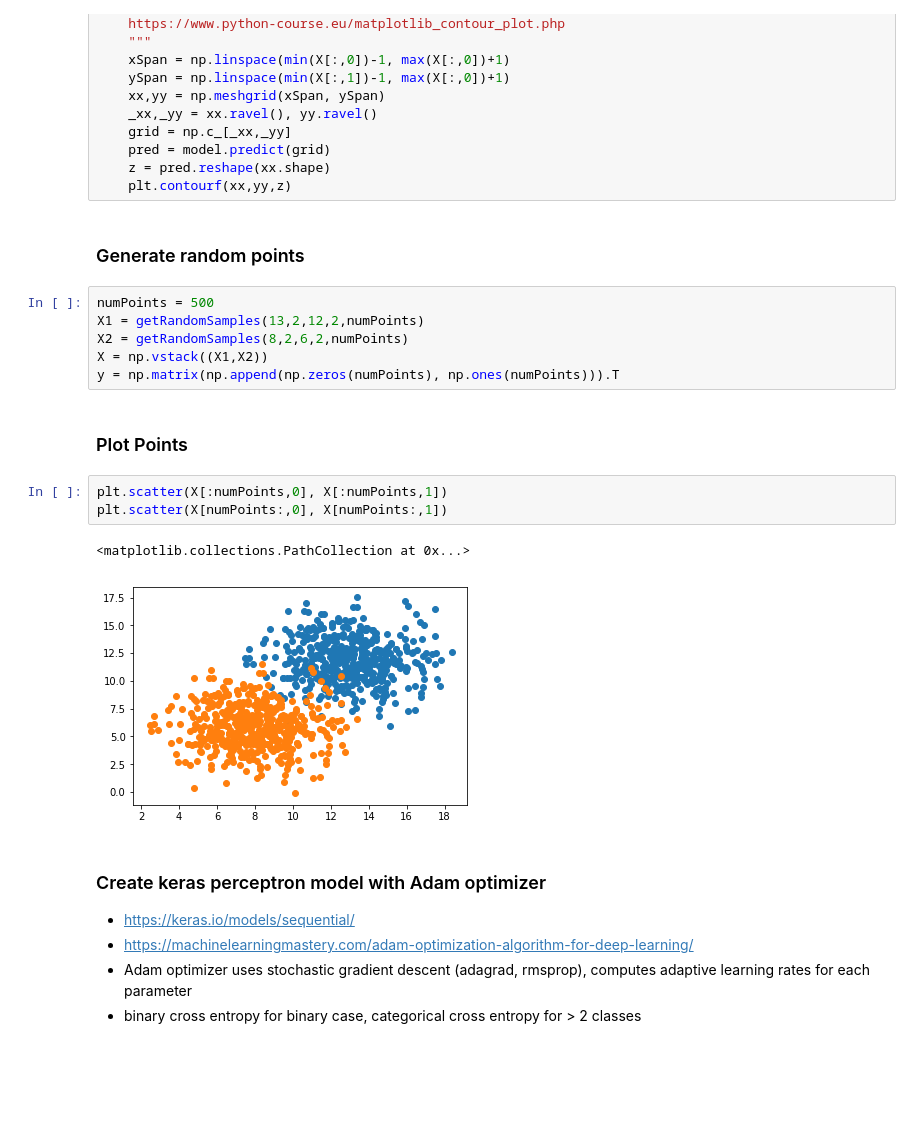
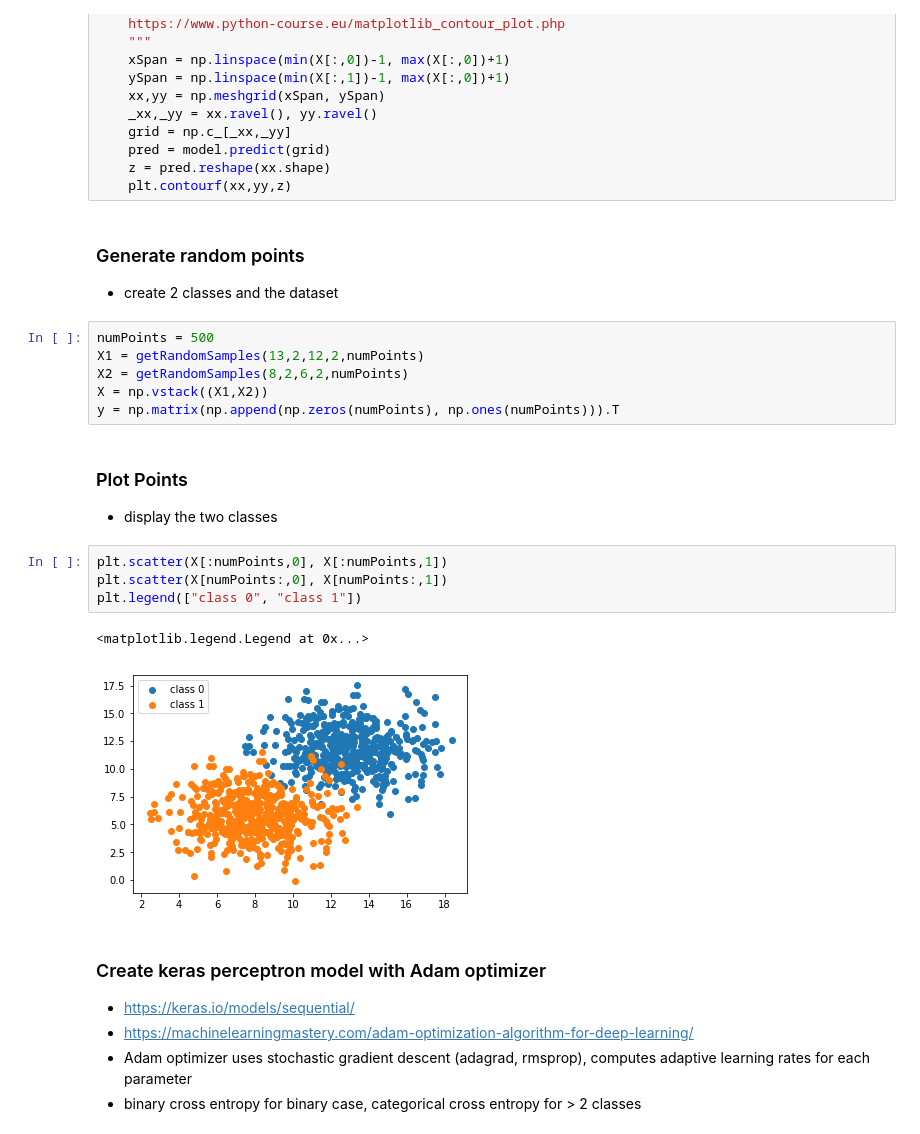
Before and after one commit to darrahts/deeplearning, a Jupyter notebook: kerasPerceptron.ipynb, the cells around one changed output. Saved outputs shown, nothing was run; the diff lists cells and outputs as text; blank space fills up the shorter version.

```diff
--- a/kerasPerceptron.ipynb
+++ b/kerasPerceptron.ipynb
@@ -36,6 +48,7 @@ def plotDecisionBoundary(X,y, mdl):
     plt.contourf(xx,yy,z)
 # %% [markdown]
 ### Generate random points
+- create 2 classes and the dataset
 # %%
 numPoints = 500
 X1 = getRandomSamples(13,2,12,2,numPoints)
@@ -44,12 +57,14 @@ X = np.vstack((X1,X2))
 y = np.matrix(np.append(np.zeros(numPoints), np.ones(numPoints))).T
 # %% [markdown]
 ### Plot Points
+- display the two classes
 # %%
 plt.scatter(X[:numPoints,0], X[:numPoints,1])
 plt.scatter(X[numPoints:,0], X[numPoints:,1])
+plt.legend(["class 0", "class 1"])
 # %% [output]
-<matplotlib.collections.PathCollection at 0x...>
+<matplotlib.legend.Legend at 0x...>
-[figure, old version]
+[figure, new version]
 # %% [markdown]
 ### Create keras perceptron model with Adam optimizer
 - https://keras.io/models/sequential/
```
Also changed, not shown: parts of 14 cells of this notebook.
